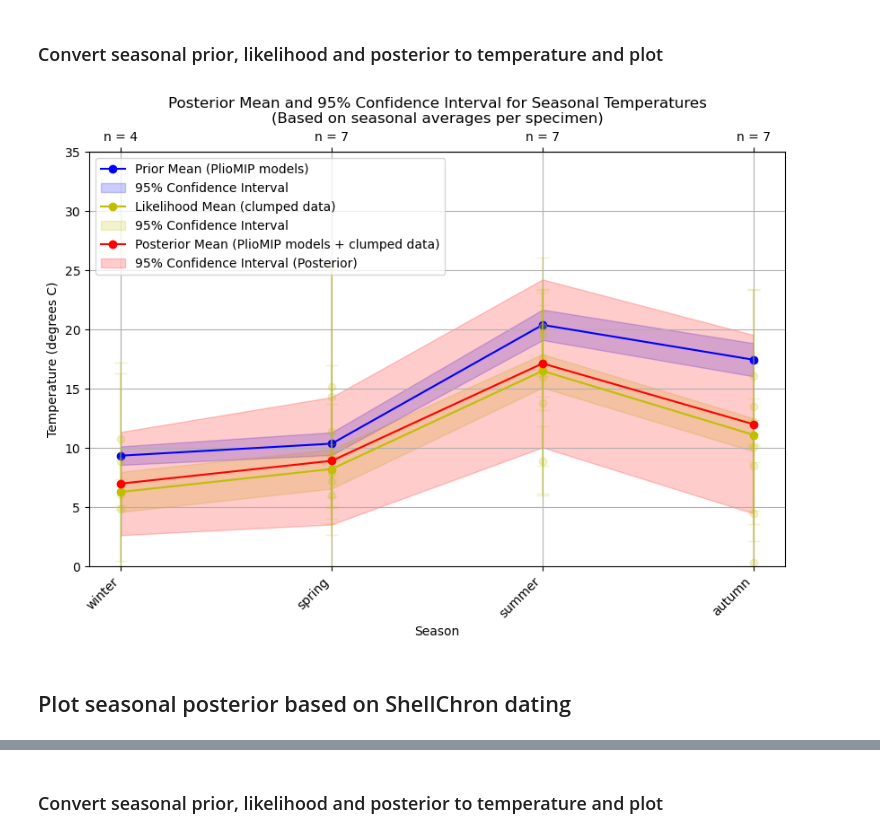
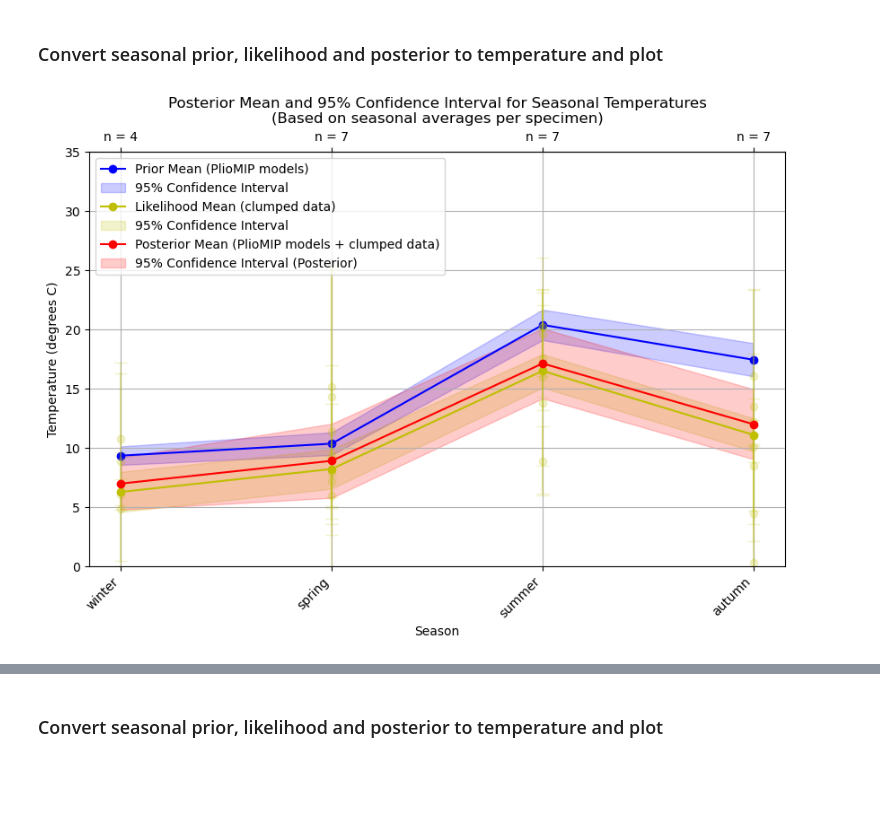
Before and after one commit to nielsjdewinter/SeasonalDA_script, a Jupyter notebook: Seasonal_DA_PWP4_SST.ipynb, the cells around one changed output, grey strips where cells are left out. Drawn from its saved outputs; the diff is of its cells as text; code cells hidden in the pictures; blank space fills up the shorter version.

```diff
--- a/Seasonal_DA_PWP4_SST.ipynb
+++ b/Seasonal_DA_PWP4_SST.ipynb
@@ -883,8 +1182,8 @@ cov_prior_seasonal_T = D47c.OGLS23.T47(D47 = mu_prior_seasonal_original, sD47 =
 mu_likelihood_seasonal_T = D47c.OGLS23.T47(D47 = mu_likelihood_seasonal, sD47 = std_likelihood_seasonal, return_covar = True)[0]
 cov_likelihood_seasonal_T = D47c.OGLS23.T47(D47 = mu_likelihood_seasonal, sD47 = std_likelihood_seasonal, return_covar = True)[1]
 # # Convert posterior D47 to temp
-mu_posterior_seasonal_T = D47c.OGLS23.T47(D47 = mu_prior_seasonal, sD47 = std_prior_seasonal, return_covar = True)[0]
-cov_posterior_seasonal_T = D47c.OGLS23.T47(D47 = mu_prior_seasonal, sD47 = std_prior_seasonal, return_covar = True)[1]
+mu_posterior_seasonal_T = D47c.OGLS23.T47(D47 = mu_prior_seasonal, sD47 = cov_prior_seasonal, return_covar = True)[0]
+cov_posterior_seasonal_T = D47c.OGLS23.T47(D47 = mu_prior_seasonal, sD47 = cov_prior_seasonal, return_covar = True)[1]
 
 # Plot in temperature domain
 std_prior_seasonal_T = np.sqrt(np.diag(cov_prior_seasonal_T))
@@ -922,33 +1221,31 @@ for measurement in PWP_D47_seasonal_dict: # Loop over measurements
     plt.plot(measurement["season"] + 1, D47c.OGLS23.T47(D47 = measurement["D47"], sD47 = measurement["D47_sd"])[0], color = "y", marker = "o", alpha = 0.2)
     plt.errorbar(measurement["season"] + 1, D47c.OGLS23.T47(D47 = measurement["D47"], sD47 = measurement["D47_sd"])[0], yerr = D47c.OGLS23.T47(D47 = measurement["D47"], sD47 = measurement["D47_sd"])[1], color = "y", alpha = 0.2, capsize = 5)
 # Add numbers of datapoints used for updating to top
 secax = plt.gca().secondary_xaxis('top')
 secax.set_xticks(seasons_scale)
 secax.set_xticklabels([f"n = {int(n)}" for n in n_update_seasonal])
 secax.tick_params(axis = 'x', rotation = 0)
 
 # POSTERIOR
 # Add posterior mean
 plt.plot(seasons_scale, mu_posterior_seasonal_T, label = 'Posterior Mean (PlioMIP models + clumped data)', color = 'r', marker = 'o')
 # Add 95% confidence intervals for the posterior (mean ± 1.96 * std deviation)
 plt.fill_between(seasons_scale,
     mu_posterior_seasonal_T - stats.t.ppf(1 - 0.025, (n_update_seasonal + n_models_seasonal)) * std_posterior_seasonal_T,
     mu_posterior_seasonal_T + stats.t.ppf(1 - 0.025, (n_update_seasonal + n_models_seasonal)) * std_posterior_seasonal_T,
     color = 'r',
     alpha = 0.2,
     label = '95% Confidence Interval (Posterior)'
 )
 
 # Plot layout
 plt.xticks(seasons_scale, season_names, rotation = 45, ha = "right")
 plt.title('Posterior Mean and 95% Confidence Interval for Seasonal Temperatures\n(Based on seasonal averages per specimen)')
 plt.xlabel('Season')
 plt.ylabel('Temperature (degrees C)')
 plt.ylim(0, 35)
 plt.legend(loc = 'upper left')
 plt.grid(True)
 plt.show()
 # %% [output]
-[figure, old version]
+[figure, new version]
-# %% [markdown]
-## Plot seasonal posterior based on ShellChron dating
```
Also changed, not shown: parts of 45 cells of this notebook, 3 other files.
